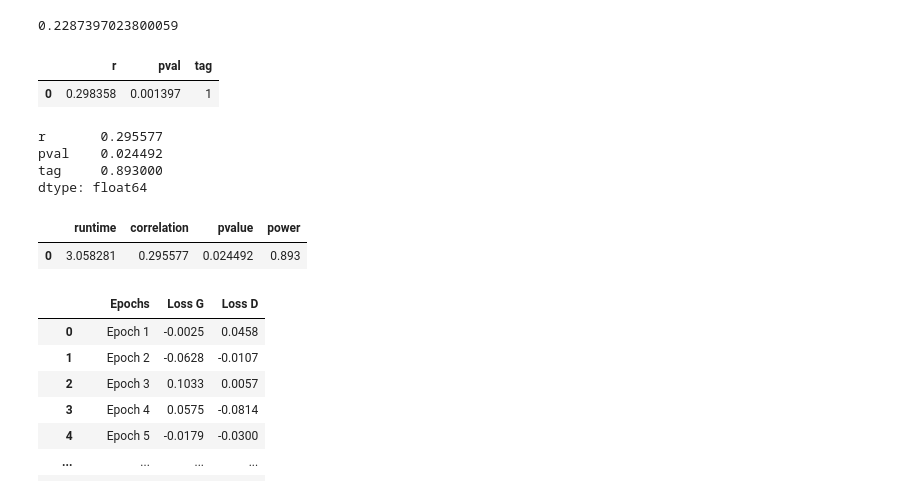
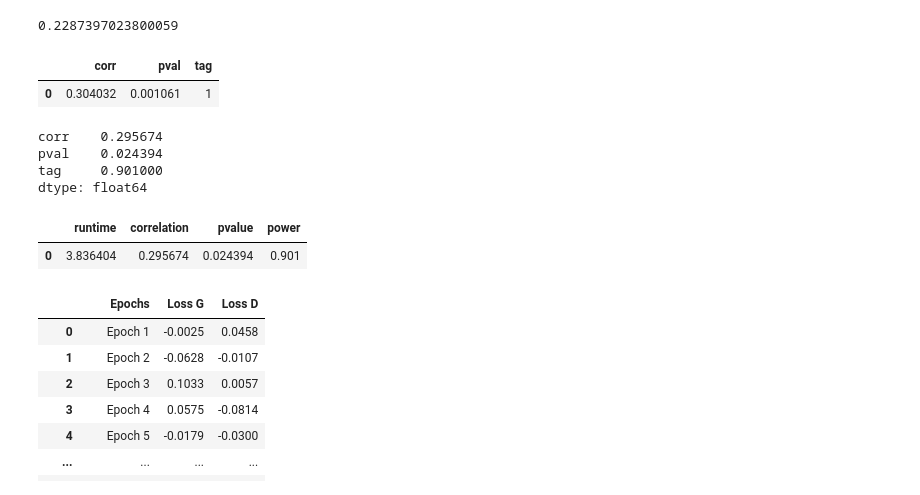
Before and after one commit to bettytan123/Sample-Size-Calculation, a Jupyter notebook: Correlation.ipynb, the cells around one changed output. Drawn from its saved outputs; the diff is of its cells as text; code cells hidden in the pictures.

```diff
--- a/Correlation.ipynb
+++ b/Correlation.ipynb
@@ -136,33 +140,29 @@ res[1]
 ################################
 # %%
 
-def cor_ci_samp_size(n, mu_vec, sigma_matrix):
-    ## Set seed of everything
-    # np.random.seed(614)
-    # torch.manual_seed(614)
-    # random.seed(614)
-    # scipy.stats.rv_continuous.random_state = 614
+def corr_ci_samp_size(n, mu_vec, sigma_matrix):
 
-    ## Generate random data
+    ## Generate random data from multivariate normal
     dat = scipy.stats.multivariate_normal.rvs(size=n, mean=mu_vec, cov=sigma_matrix)
     ## Analyze generated/simulated data
     res = scipy.stats.pearsonr(x=dat[:,0], y=dat[:,1], alternative='two-sided')
     ## Grab the p-value, and correlation
     pval = res[1]
-    r = res[0]
-    ## Tag whether result is stat significant
+    corr = res[0]
+    ## Tag whether one result is stat significant or not
     tag = np.where(pval<0.05, 1, 0)
     # Return the estimate and the CI to the user
-    out = pd.DataFrame({'r': [r], 'pval': [pval], 'tag': [tag]})
+    # this p value give you the mena p value
+    out = pd.DataFrame({'corr': [corr], 'pval': [pval], 'tag': [tag]})
     return(out)
 # %%
-cor_ci_samp_size(n=112, mu_vec=mu_vec, sigma_matrix=sigma_matrix)
+corr_ci_samp_size(n=113, mu_vec=mu_vec, sigma_matrix=sigma_matrix)
 # %% [output]
-|  | r | pval | tag |
-| 0 | 0.298358 | 0.001397 | 1 |
+|  | corr | pval | tag |
+| 0 | 0.304032 | 0.001061 | 1 |
 # %%
 
-## Replicate above function number of simulation replicate times
+## Replicate above function number of simulation replicate times to get power
 
 # parameter available
 n = int(np.ceil(samp_size_corr_coef(alpha=0.05,beta=0.1,correlation=0.3)))
@@ -179,7 +179,7 @@ sim_out = []
 t0 = time()
 
 for i in trange(0, n_rep):
-    sim_out.append(cor_ci_samp_size(n=n, mu_vec=mu_vec, sigma_matrix=sigma_matrix))
+    sim_out.append(corr_ci_samp_size(n=n, mu_vec=mu_vec, sigma_matrix=sigma_matrix))
 
 t1 = time()
 runtime = t1 - t0
@@ -187,27 +187,27 @@ runtime = t1 - t0
 ### Aggregate results into dataframe
 sim_df = pd.concat(sim_out)
 
-#Calculate means of each column in the array #axis means column mean
-sim_means = np.mean(sim_df, axis=0)
-sim_means
+#Calculate power of each column in the array #axis means column power
+sim_power = np.mean(sim_df, axis=0)
+sim_power
 # %% [output]
-r       0.295577
-pval    0.024492
-tag     0.893000
+corr    0.295674
+pval    0.024394
+tag     0.901000
 dtype: float64
 # %%
 ## Collect the sample size simulation results into a single dataFrame
 sim_results = pd.DataFrame({
     'runtime': [runtime],
-    'correlation': [sim_means[0]],
-    'pvalue': [sim_means[1]],
-    'power': [sim_means[2]]
+    'correlation': [sim_power[0]],
+    'pvalue': [sim_power[1]],
+    'power': [sim_power[2]]
 })
 
 sim_results
 # %% [output]
 |  | runtime | correlation | pvalue | power |
-| 0 | 3.058281 | 0.295577 | 0.024492 | 0.893 |
+| 0 | 3.836404 | 0.295674 | 0.024394 | 0.901 |
 # %%
 #############################################################
 ##
```
Also changed, not shown: parts of 16 cells of this notebook.
